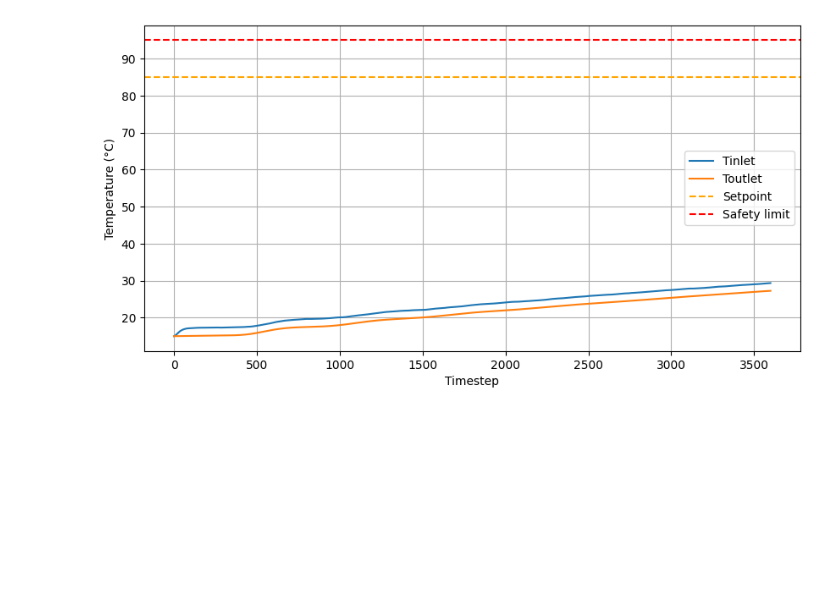
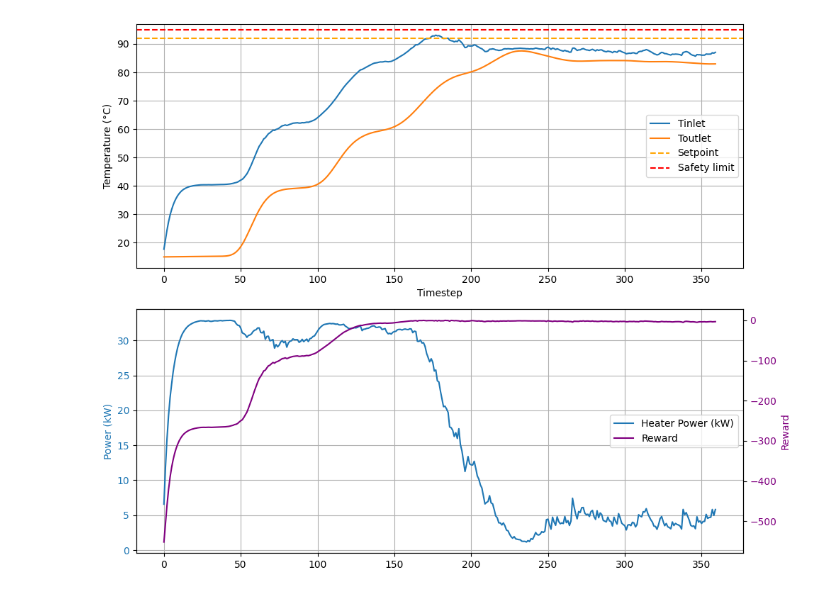
Before and after one commit to cetiennec/etiennechassaing.github.io, a Jupyter notebook: static/book/_sources/train_env.ipynb, the cells around one changed output. Saved outputs shown, nothing was run; the diff lists cells and outputs as text; code cells hidden in the pictures; blank space fills up the shorter version.

```diff
--- a/static/book/_sources/train_env.ipynb
+++ b/static/book/_sources/train_env.ipynb
@@ -1,8 +1,8 @@
 # %%
-from stable_baselines3 import PPO
 from PipeEnv import PipeHeaterSafeEnvGymnasium
 from stable_baselines3 import PPO, SAC
 from params import *
 
-params["dt"] = 10.0
-env = PipeHeaterSafeEnvGymnasium(params, Tinlet=15, Tset=85, T_ext=20, dt=1.0, t_final=3600)
+env = PipeHeaterSafeEnvGymnasium(params, Tinlet=15, Tset=85, T_ext=20, dt=10.0, t_final=3600)
+
+model = SAC("MlpPolicy", env, verbose=1, tensorboard_log="./tensorboard/")
@@ -9,4 +13,3 @@ env = PipeHeaterSafeEnvGymnasium(params, Tinlet=15, Tset=85, T_ext=20, dt=1.0, t
 # %%
-model = PPO("MlpPolicy", env, verbose=1)
-model.learn(total_timesteps=10_000_000)  # adjust for convergence
+model.learn(total_timesteps=150_000, tb_log_name="SAC_pipeheater")  # adjust for convergence
 # %% [output]
@@ -30,39 +36,79 @@ Wrapping the env in a DummyVecEnv.
 # %%
+# model = SAC("MlpPolicy", env, verbose=1, tensorboard_log="./tensorboard/")
+# model.load("sac_pipeheater_model")
+model.save("sac_pipeheater_model")
+
+env = PipeHeaterSafeEnvGymnasium(params, Tinlet=15, Tset=92, T_ext=20, dt=10.0, t_final=3600)
+
+
 obs, _ = env.reset()
 Tin_hist, Tout_hist, P_hist, R_list = [], [], [], []
+last_act = 0.0
+alpha = 0.2
 
 for _ in range(env.steps):
-    action, _ = model.predict(obs)
-    # action = [30]
+    act, _ = model.predict(obs)
+    action = alpha*act + (1-alpha)*last_act
+    last_act= action
     obs, reward, terminated, truncated, _ = env.step(action)
     Tin_hist.append(obs[0])
-    Tout_hist.append(obs[-1])
+    Tout_hist.append(obs[1])
     P_hist.append(action[0])
     R_list.append(reward)
 
 import matplotlib.pyplot as plt
-plt.figure(figsize=(10,5))
-plt.plot(Tin_hist, label="Tinlet")
-plt.plot(Tout_hist, label="Toutlet")
-plt.axhline(env.Tset, color="orange", linestyle="--", label="Setpoint")
-plt.axhline(95, color="red", linestyle="--", label="Safety limit")
-plt.ylabel("Temperature (°C)")
-plt.xlabel("Timestep")
-plt.legend()
-plt.grid(True)
+import pandas as pd
 
-plt.figure(figsize=(10,2))
-plt.plot(P_hist*1000, color="purple", label="Heater Power (kW)")
-plt.ylabel("Power (kW)")
-plt.xlabel("Timestep")
-plt.grid(True)
+# Create a figure with two subplots (vertically stacked)
+fig, (ax1, ax2) = plt.subplots(2, 1, figsize=(10, 8))
+
+# --- Top subplot: Temperature ---
+ax1.plot(Tin_hist, label="Tinlet", color="C0")
+ax1.plot(Tout_hist, label="Toutlet", color="C1")
+ax1.axhline(env.Tset, color="orange", linestyle="--", label="Setpoint")
+ax1.axhline(95, color="red", linestyle="--", label="Safety limit")
+ax1.set_ylabel("Temperature (°C)")
+ax1.set_xlabel("Timestep")
+ax1.legend(loc="right")
+ax1.grid(True)
+
+# --- Bottom subplot: Power and Reward ---
+# Left y-axis: Heater Power
+ax3 = ax2
+line1, = ax3.plot(P_hist, color="C0", label="Heater Power (kW)")
+ax3.set_ylabel("Power (kW)", color="C0")
+ax3.tick_params(axis="y", labelcolor="C0")
+ax3.grid(True)
+
+# Right y-axis: Reward
+ax4 = ax3.twinx()
+line2, = ax4.plot(R_list, color="purple", label="Reward")
+ax4.set_ylabel("Reward", color="purple")
+ax4.tick_params(axis="y", labelcolor="purple")
+
+# Combine legends for the bottom subplot
+lines = [line1, line2]
+labels = [line.get_label() for line in lines]
+ax3.legend(lines, labels, loc="right")
+
+# Adjust layout to prevent overlap
+plt.tight_layout()
+
+# Save the figure
+plt.savefig("images/security_RL_results.png", dpi=300, bbox_inches="tight")
 plt.show()
+time_min = np.arange(0, len(Tin_hist), 1)/6.0
 
-plt.figure(figsize=(10,2))
-plt.plot(R_list, color="purple", label="Reward")
-plt.ylabel("Reward ")
-plt.xlabel("Timestep")
-plt.grid(True)
-plt.show()
+# ---- save results to CSV ----
+df = pd.DataFrame({
+    "time_min": time_min,
+    "Tinlet": Tin_hist,
+    "Toutlet": Tout_hist,
+    "HeaterPower_kW": P_hist,
+    "Reward": R_list
+})
+df.to_csv("results/security_RL_results.csv", index=False)
+
+print("✅ Results saved to simulation_results.csv")
 # %% [output]
-[figure, old version]
+[figure, new version]
```
Also changed, not shown: parts of 4 cells of this notebook, 32 other files.
